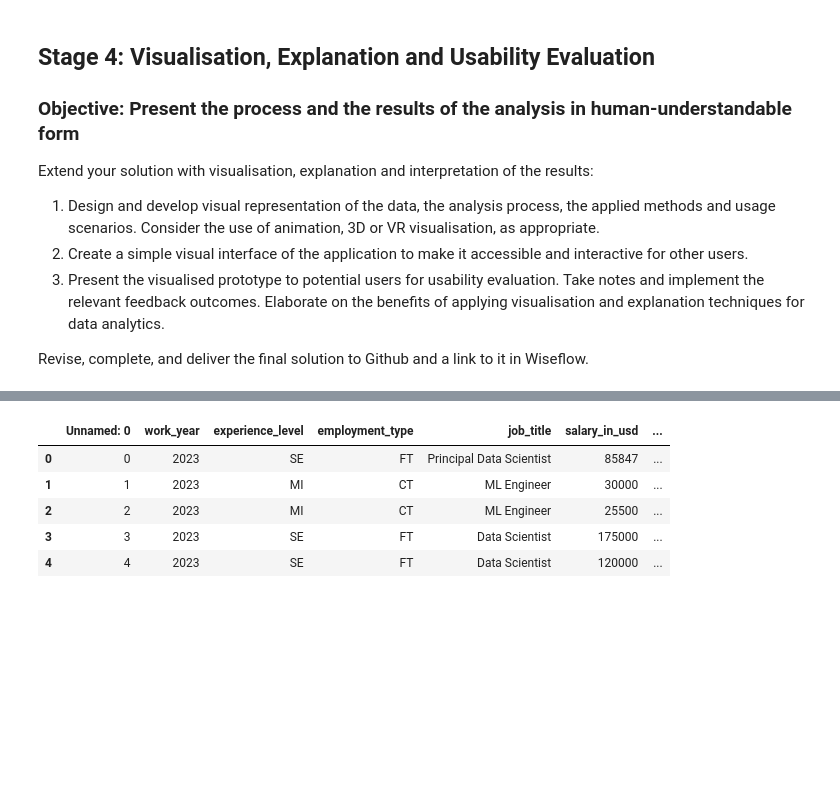
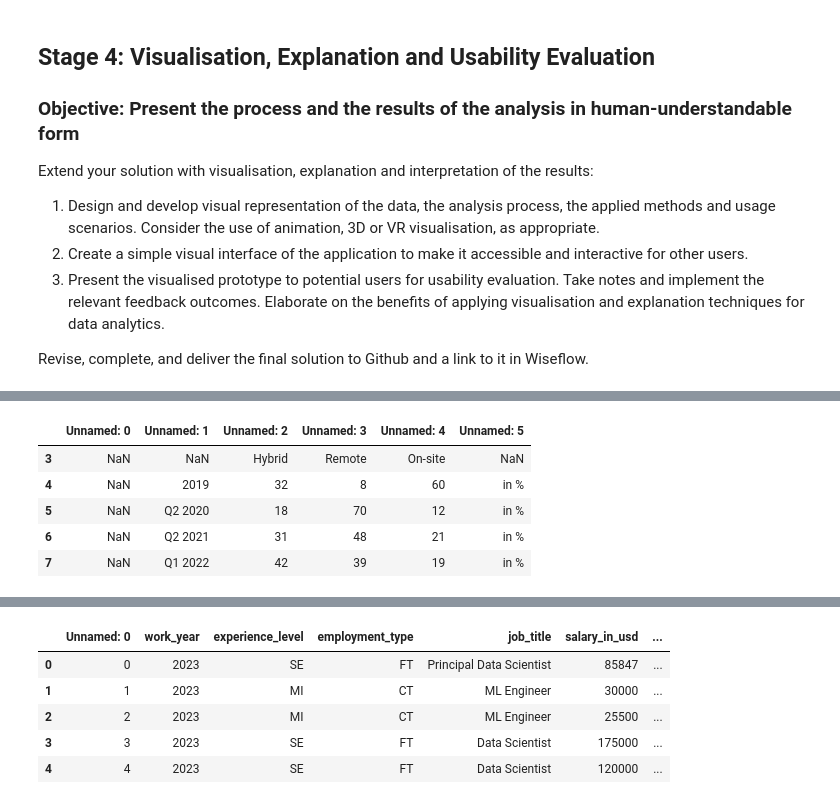
Before and after one commit to EmmsDK/BI-Fall-2023-Exam-Project, a Jupyter notebook: Business Intelligence Fall 2023 Exam Project copy.ipynb, the cells around one changed output, grey strips where cells are left out. Saved outputs shown, nothing was run; the diff lists cells and outputs as text; code cells hidden in the pictures; blank space fills up the shorter version.

```diff
--- a/Business Intelligence Fall 2023 Exam Project copy.ipynb
+++ b/Business Intelligence Fall 2023 Exam Project copy.ipynb
@@ -66,0 +82,10 @@ import matplotlib.pyplot as plt
+# %%
+df_remoteWork=df_remoteWork.drop([0,1,2,])
+df_remoteWork.head()
+# %% [output]
+|  | Unnamed: 0 | Unnamed: 1 | Unnamed: 2 | Unnamed: 3 | Unnamed: 4 | Unnamed: 5 |
+| 3 | NaN | NaN | Hybrid | Remote | On-site | NaN |
+| 4 | NaN | 2019 | 32 | 8 | 60 | in % |
+| 5 | NaN | Q2 2020 | 18 | 70 | 12 | in % |
+| 6 | NaN | Q2 2021 | 31 | 48 | 21 | in % |
+| 7 | NaN | Q1 2022 | 42 | 39 | 19 | in % |
```
Also changed, not shown: parts of 8 cells of this notebook, 2 other files.
